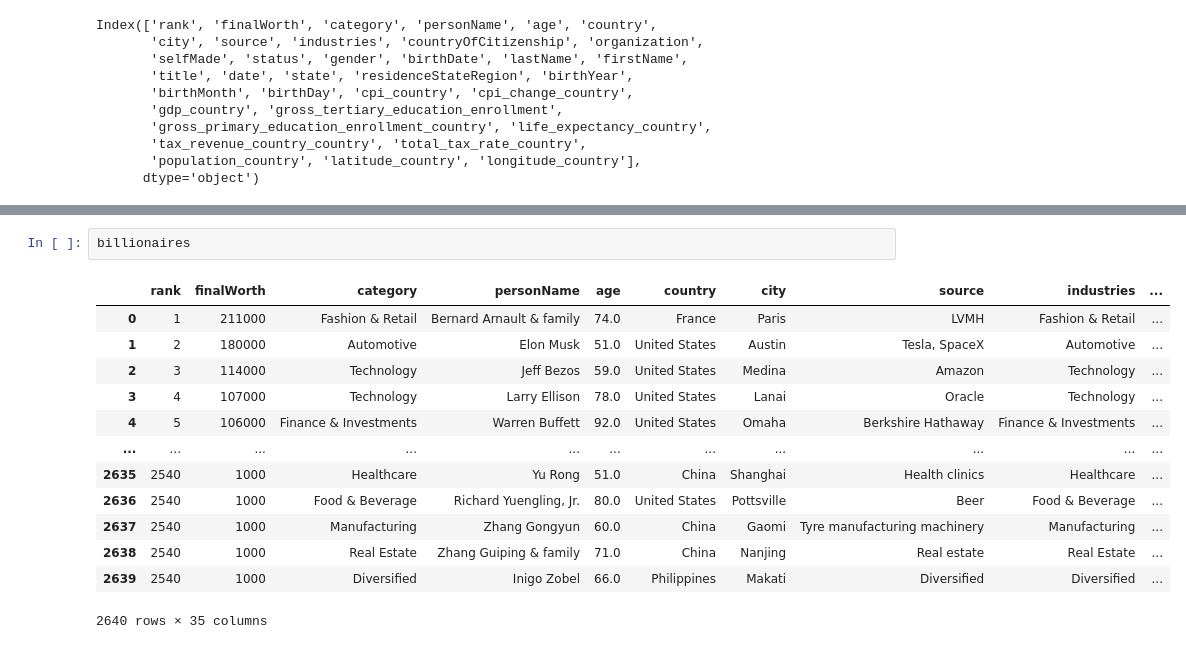
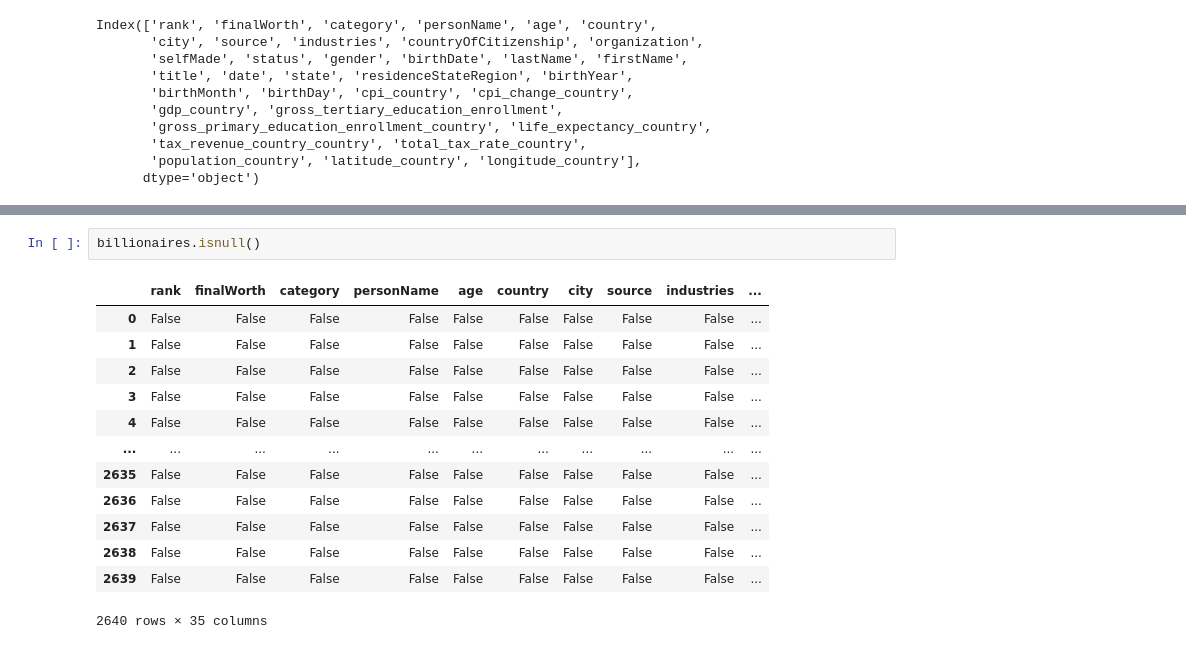
Before and after one commit to paulinomary/SP-Projects, a Jupyter notebook: billionaires.ipynb, the cells around one changed output, grey strips where cells are left out. Drawn from its saved outputs; the diff is of its cells as text.

```diff
--- a/billionaires.ipynb
+++ b/billionaires.ipynb
@@ -176,16 +197,16 @@ Index(['rank', 'finalWorth', 'category', 'personName', 'age', 'country',
 # %%
-billionaires
+billionaires.isnull()
 # %% [output]
 |  | rank | finalWorth | category | personName | age | country | city | source | industries | ... |
-| 0 | 1 | 211000 | Fashion & Retail | Bernard Arnault & family | 74.0 | France | Paris | LVMH | Fashion & Retail | ... |
-| 1 | 2 | 180000 | Automotive | Elon Musk | 51.0 | United States | Austin | Tesla, SpaceX | Automotive | ... |
-| 2 | 3 | 114000 | Technology | Jeff Bezos | 59.0 | United States | Medina | Amazon | Technology | ... |
-| 3 | 4 | 107000 | Technology | Larry Ellison | 78.0 | United States | Lanai | Oracle | Technology | ... |
-| 4 | 5 | 106000 | Finance & Investments | Warren Buffett | 92.0 | United States | Omaha | Berkshire Hathaway | Finance & Investments | ... |
+| 0 | False | False | False | False | False | False | False | False | False | ... |
+| 1 | False | False | False | False | False | False | False | False | False | ... |
+| 2 | False | False | False | False | False | False | False | False | False | ... |
+| 3 | False | False | False | False | False | False | False | False | False | ... |
+| 4 | False | False | False | False | False | False | False | False | False | ... |
 | ... | ... | ... | ... | ... | ... | ... | ... | ... | ... | ... |
-| 2635 | 2540 | 1000 | Healthcare | Yu Rong | 51.0 | China | Shanghai | Health clinics | Healthcare | ... |
-| 2636 | 2540 | 1000 | Food & Beverage | Richard Yuengling, Jr. | 80.0 | United States | Pottsville | Beer | Food & Beverage | ... |
-| 2637 | 2540 | 1000 | Manufacturing | Zhang Gongyun | 60.0 | China | Gaomi | Tyre manufacturing machinery | Manufacturing | ... |
-| 2638 | 2540 | 1000 | Real Estate | Zhang Guiping & family | 71.0 | China | Nanjing | Real estate | Real Estate | ... |
-| 2639 | 2540 | 1000 | Diversified | Inigo Zobel | 66.0 | Philippines | Makati | Diversified | Diversified | ... |
+| 2635 | False | False | False | False | False | False | False | False | False | ... |
+| 2636 | False | False | False | False | False | False | False | False | False | ... |
+| 2637 | False | False | False | False | False | False | False | False | False | ... |
+| 2638 | False | False | False | False | False | False | False | False | False | ... |
+| 2639 | False | False | False | False | False | False | False | False | False | ... |
 2640 rows × 35 columns
```
Also changed, not shown: parts of 3 cells of this notebook.
